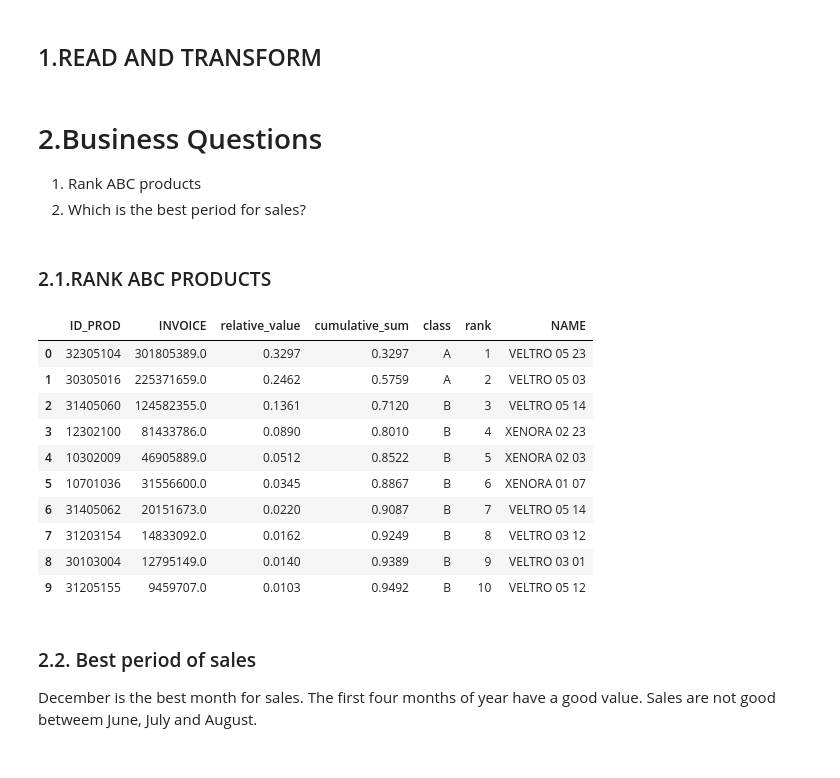
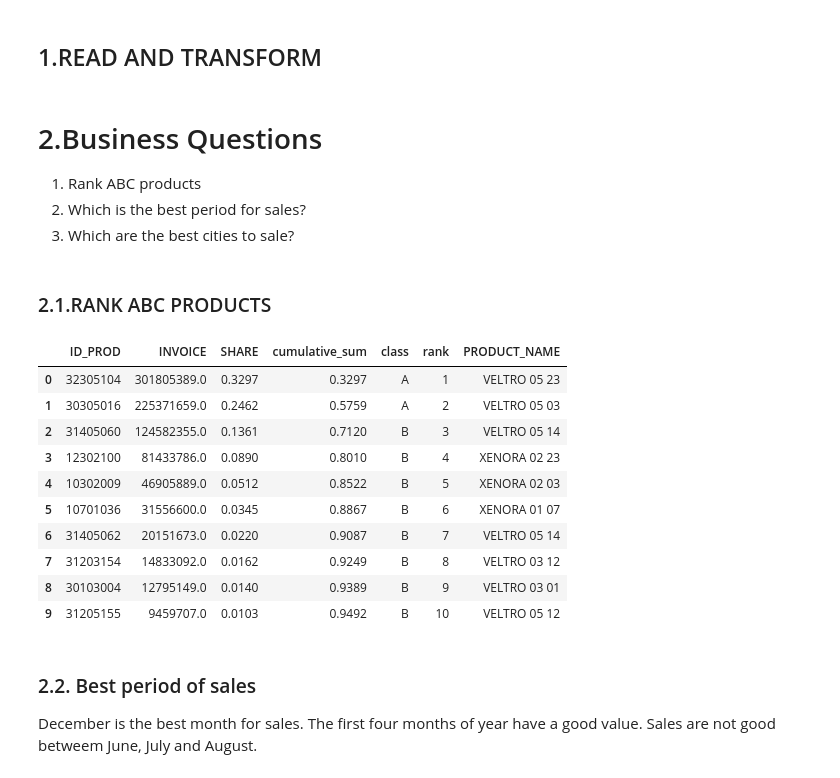
Before and after one commit to MSalles94/commercial_analyst, a Jupyter notebook: manipulate_data.ipynb, the cells around one changed output. Saved outputs shown, nothing was run; the diff lists cells and outputs as text; code cells hidden in the pictures.

```diff
--- a/manipulate_data.ipynb
+++ b/manipulate_data.ipynb
@@ -30,25 +30,26 @@ orders['month']=orders['DATE'].dt.month
 
 1. Rank ABC products
 2. Which is the best period for sales?
+3. Which are the best cities to sale?
 # %% [markdown]
 ### 2.1.RANK ABC PRODUCTS
 # %%
 feature_measure='INVOICE'
 abc_rank=orders.groupby(['ID_PROD'])[[feature_measure]].sum().sort_values(by=feature_measure,ascending=False).round(0).reset_index()
-abc_rank['relative_value']=(abc_rank[feature_measure]/abc_rank[feature_measure].sum()).round(4)
-abc_rank['cumulative_sum']=abc_rank['relative_value'].cumsum()
+abc_rank['SHARE']=(abc_rank[feature_measure]/abc_rank[feature_measure].sum()).round(4)
+abc_rank['cumulative_sum']=abc_rank['SHARE'].cumsum()
 
 abc_rank.loc[:,'class']='C'
 abc_rank.loc[abc_rank['cumulative_sum'].between(0,0.7),'class']='A'
 abc_rank.loc[abc_rank['cumulative_sum'].between(0.7,0.95),'class']='B'
 
 abc_rank['rank']=abc_rank.index+1
 
-abc_rank['NAME']=abc_rank['ID_PROD'].map(products.set_index('ID_PRODUCT')['product_description'])
+abc_rank['PRODUCT_NAME']=abc_rank['ID_PROD'].map(products.set_index('ID_PRODUCT')['product_description'])
 
 abc_rank.head(10)
 # %% [output]
-|  | ID_PROD | INVOICE | relative_value | cumulative_sum | class | rank | NAME |
+|  | ID_PROD | INVOICE | SHARE | cumulative_sum | class | rank | PRODUCT_NAME |
 | 0 | 32305104 | 301805389.0 | 0.3297 | 0.3297 | A | 1 | VELTRO 05 23 |
 | 1 | 30305016 | 225371659.0 | 0.2462 | 0.5759 | A | 2 | VELTRO 05 03 |
 | 2 | 31405060 | 124582355.0 | 0.1361 | 0.7120 | B | 3 | VELTRO 05 14 |
```
Also changed, not shown: parts of 4 cells of this notebook.
